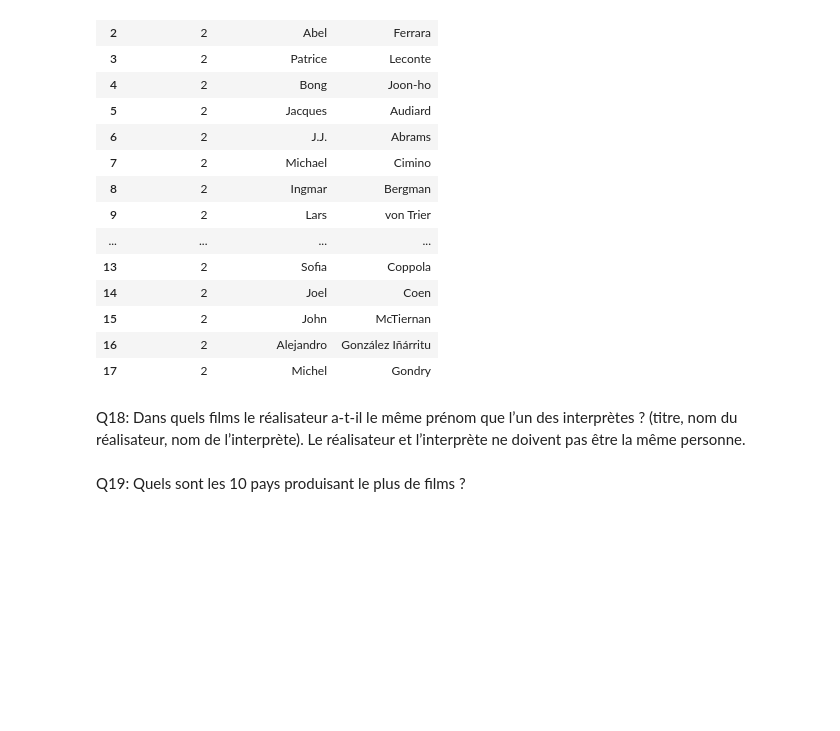
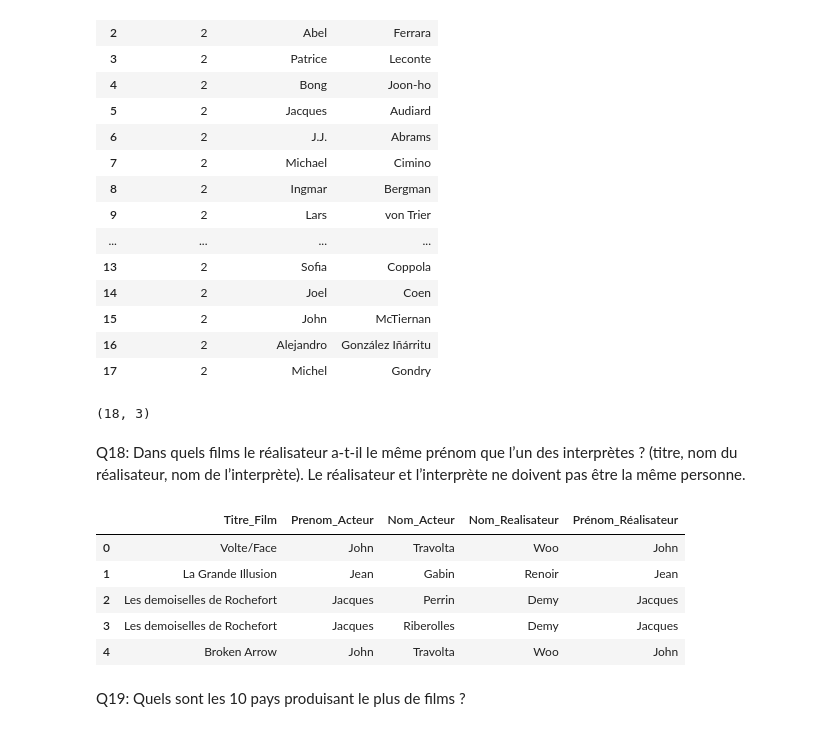
Before and after one commit to MaelleCoriou/Floupics_Movies_2, a Jupyter notebook: movies-3.ipynb, the cells around one changed output. Drawn from its saved outputs; the diff is of its cells as text; code cells hidden in the pictures; blank space fills up the shorter version.

```diff
--- a/movies-3.ipynb
+++ b/movies-3.ipynb
@@ -577,21 +644,36 @@ results
 | 15 | 2 | John | McTiernan |
 | 16 | 2 | Alejandro | González Iñárritu |
 | 17 | 2 | Michel | Gondry |
+# %%
+results.shape
+# %% [output]
+(18, 3)
 # %% [markdown]
 Q18: Dans quels films le réalisateur a-t-il le même prénom que l’un des interprètes ? (titre, nom du réalisateur, nom de l’interprète). Le réalisateur et l’interprète ne doivent pas être la même personne.
 # %%
 # A REVOIR
 sql_query_18 = """
-    SELECT m.title,a1.firstname as prenom_acteur, a1.lastname as nom_acteur, a2.lastname as nom_Realisateur, a2.firstname as prénom_réalisateur
+    SELECT m.title AS Titre_Film, a1.firstname AS Prenom_Acteur, a1.lastname AS Nom_Acteur,
+    a2.lastname AS Nom_Realisateur, a2.firstname AS Prénom_Réalisateur
     FROM roles r
-    INNER JOIN artists a1 on r.actorId = a1.id
-    INNER JOIN movies m on r.movieId = m.id
-    INNER JOIN artists a2 on m.directorId = a2.id
-    WHERE a2.firstname = a1.firstname and  r.actorId! = a2.id;
+    INNER JOIN artists a1
+        ON r.actorId = a1.id
+    INNER JOIN movies m
+        ON r.movieId = m.id
+    INNER JOIN artists a2
+        ON m.directorId = a2.id
+    WHERE a2.firstname = a1.firstname AND r.actorId != a2.id;
 """
 
 results = pd.read_sql_query(sql_query_18, engine)
 results.head()
+# %% [output]
+|  | Titre_Film | Prenom_Acteur | Nom_Acteur | Nom_Realisateur | Prénom_Réalisateur |
+| 0 | Volte/Face | John | Travolta | Woo | John |
+| 1 | La Grande Illusion | Jean | Gabin | Renoir | Jean |
+| 2 | Les demoiselles de Rochefort | Jacques | Perrin | Demy | Jacques |
+| 3 | Les demoiselles de Rochefort | Jacques | Riberolles | Demy | Jacques |
+| 4 | Broken Arrow | John | Travolta | Woo | John |
 # %% [markdown]
 Q19: Quels sont les 10 pays produisant le plus de films ?
 # %%
```
Also changed, not shown: parts of 12 cells of this notebook.
